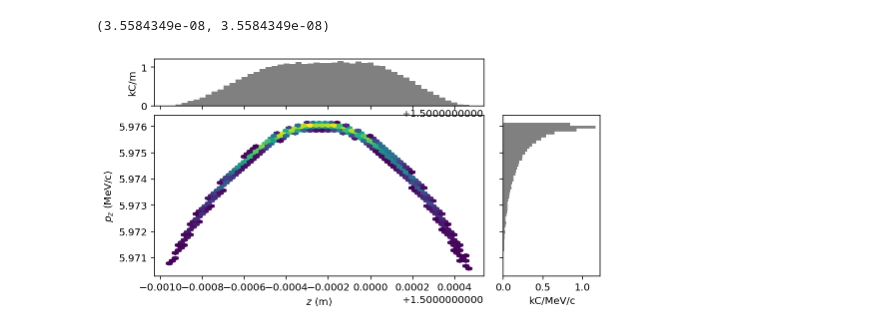
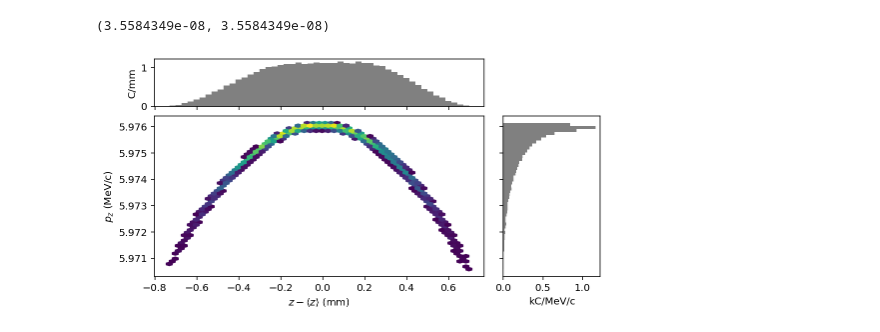
Before and after one commit to ChristopherMayes/lume-impact, a Jupyter notebook: examples/basic_impact_examples.ipynb, the cells around one changed output. Saved outputs shown, nothing was run; the diff lists cells and outputs as text; code cells hidden in the pictures.

```diff
--- a/examples/basic_impact_examples.ipynb
+++ b/examples/basic_impact_examples.ipynb
@@ -390,9 +389,9 @@ I.stat('norm_emit_x')[-1], I2.stat('norm_emit_x')[-1]
 (3.5584349e-08, 3.5584349e-08)
 # %%
 # The particles look the same
-I2.particles['final_particles'].plot('z', 'pz')
+I2.particles['final_particles'].plot('delta_z', 'pz')
 # %% [output]
-[figure, old version]
+[figure, new version]
 # %%
 # Cleanup
 os.remove(afile)
```
Also changed, not shown: parts of 9 cells of this notebook, 8 other files.
